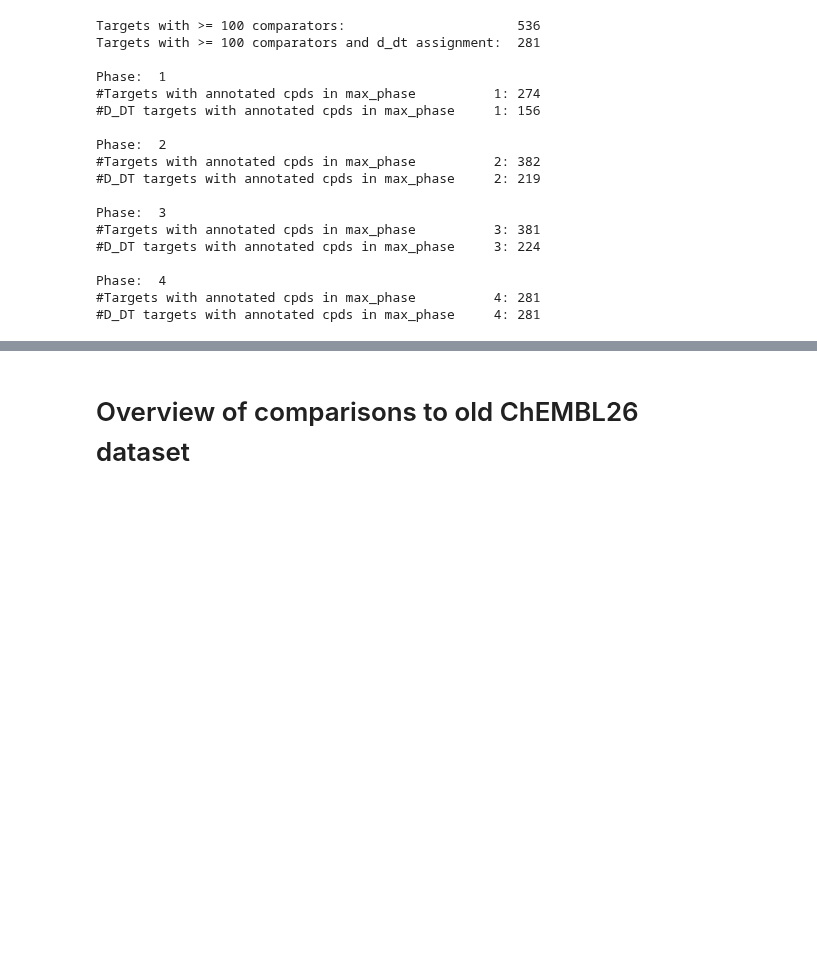
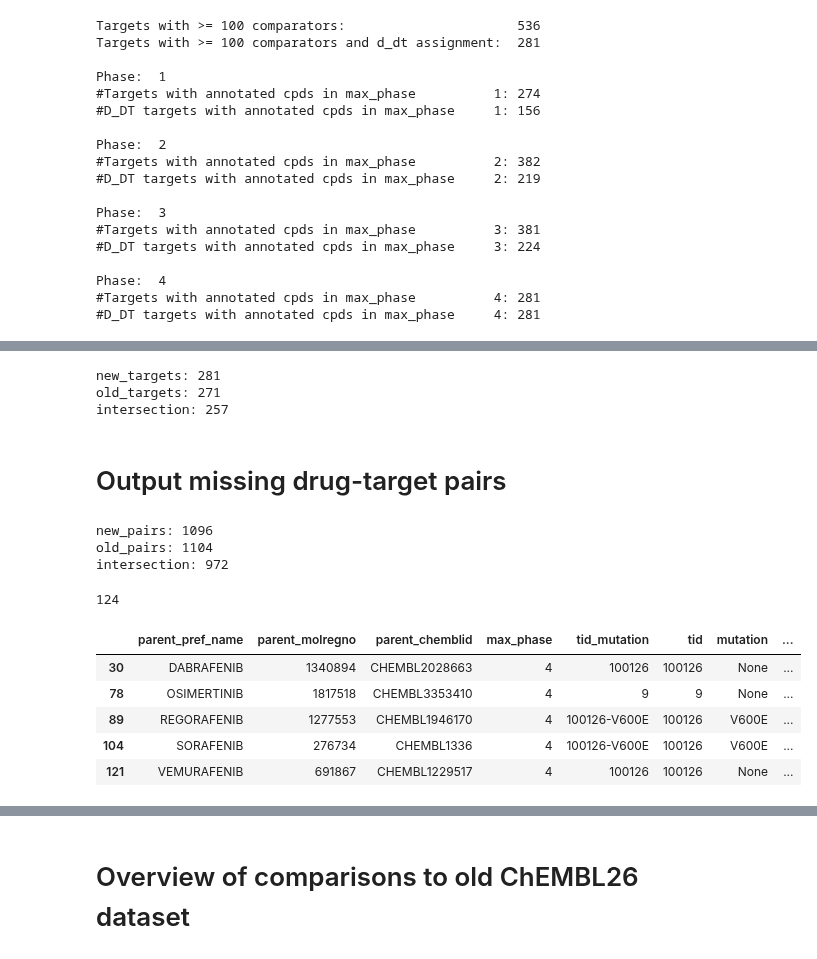
Before and after one commit to chembl/compound_target_pairs_dataset, a Jupyter notebook: Leeson_dataset_extraction.ipynb, the cells around one changed output, grey strips where cells are left out. Saved outputs shown, nothing was run; the diff lists cells and outputs as text; code cells hidden in the pictures; blank space fills up the shorter version.

```diff
--- a/Leeson_dataset_extraction.ipynb
+++ b/Leeson_dataset_extraction.ipynb
@@ -766,0 +804,7 @@ Phase:  4
+# %%
+if output_missing_things:
+    new_not_old = new_drugs - old_drugs
+    new_missing_drugs = df_d_dt_targets_B[df_d_dt_targets_B['parent_molregno'].isin(new_not_old)][['parent_pref_name', 'parent_molregno', 'parent_chemblid', 'max_phase']].drop_duplicates()
+    new_missing_drugs = new_missing_drugs.sort_values(by=['parent_pref_name']).reset_index(drop=True)
+    new_missing_drugs.to_excel(path_results+"dataset_comparison/ChEMBL"+chembl_version+"_new_not_old_drugs.xlsx", index = False)
+    # display(new_missing_drugs)
@@ -766,0 +820,19 @@ Phase:  4
+# %%
+if output_missing_things:
+    new_targets = set(df_d_dt_targets_B[df_d_dt_targets_B['max_phase'] == 4]['tid_mutation'])
+    old_targets = set(comp_d_dt[comp_d_dt['DTI'] == 'D_DT']['TID_mutation'])
+
+    print('new_targets:', len(new_targets))
+    print('old_targets:', len(old_targets))
+    print('intersection:', len(new_targets.intersection(old_targets)))
+# %% [output]
+new_targets: 281
+old_targets: 271
+intersection: 257
+# %%
+if output_missing_things:
+    new_not_old = new_targets - old_targets
+    new_missing_targets = df_d_dt_targets_B[df_d_dt_targets_B['tid_mutation'].isin(new_not_old)][['tid_mutation', 'tid', 'mutation', 'target_pref_name', 'target_type']].drop_duplicates()
+    new_missing_targets = new_missing_targets.sort_values(by=['tid_mutation']).reset_index(drop=True)
+    new_missing_targets.to_excel(path_results+"dataset_comparison/ChEMBL"+chembl_version+"_new_not_old_targets.xlsx", index = False)
+    # display(new_missing_targets)
@@ -766,0 +846,36 @@ Phase:  4
+# %% [markdown]
+# Output missing drug-target pairs
+# %%
+if output_missing_things:
+    df_d_dt_targets_B_copy = df_d_dt_targets_B.copy()
+    df_d_dt_targets_B_copy['pairs'] = df_d_dt_targets_B_copy.agg('{0[parent_molregno]}_{0[tid_mutation]}'.format, axis=1)
+    new_pairs = set(df_d_dt_targets_B_copy[df_d_dt_targets_B_copy['max_phase'] == 4]['pairs'])
+    old_pairs = set(comp_d_dt[comp_d_dt['DTI'] == 'D_DT']["PAIRS"])
+
+    print('new_pairs:', len(new_pairs))
+    print('old_pairs:', len(old_pairs))
+    print('intersection:', len(new_pairs.intersection(old_pairs)))
+# %% [output]
+new_pairs: 1096
+old_pairs: 1104
+intersection: 972
+# %%
+if output_missing_things:
+    new_not_old = new_pairs - old_pairs
+    new_missing_pairs = df_d_dt_targets_B_copy[df_d_dt_targets_B_copy['pairs'].isin(new_not_old)][['parent_pref_name', 'parent_molregno', 'parent_chemblid', 'max_phase', 'tid_mutation', 'tid', 'mutation', 'target_pref_name', 'target_type']].drop_duplicates()
+    new_missing_pairs = new_missing_pairs.sort_values(by=['parent_pref_name', 'tid_mutation']).reset_index(drop=True)
+    new_missing_pairs['drug_missing'] = False
+    new_missing_pairs.loc[new_missing_pairs['parent_molregno'].isin(new_missing_drugs['parent_molregno']), 'drug_missing'] = True
+    new_missing_pairs['target_missing'] = False
+    new_missing_pairs.loc[new_missing_pairs['tid_mutation'].isin(new_missing_targets['tid_mutation']), 'target_missing'] = True
+    new_missing_pairs.to_excel(path_results+"dataset_comparison/ChEMBL"+chembl_version+"_new_not_old_pairs.xlsx", index = False)
+    print(len(new_missing_pairs))
+    display(new_missing_pairs[(new_missing_pairs['drug_missing'] == False) & (new_missing_pairs['target_missing'] == False)])
+# %% [output]
+124
+|  | parent_pref_name | parent_molregno | parent_chemblid | max_phase | tid_mutation | tid | mutation | ... |
+| 30 | DABRAFENIB | 1340894 | CHEMBL2028663 | 4 | 100126 | 100126 | None | ... |
+| 78 | OSIMERTINIB | 1817518 | CHEMBL3353410 | 4 | 9 | 9 | None | ... |
+| 89 | REGORAFENIB | 1277553 | CHEMBL1946170 | 4 | 100126-V600E | 100126 | V600E | ... |
+| 104 | SORAFENIB | 276734 | CHEMBL1336 | 4 | 100126-V600E | 100126 | V600E | ... |
+| 121 | VEMURAFENIB | 691867 | CHEMBL1229517 | 4 | 100126 | 100126 | None | ... |
```
Also changed, not shown: parts of 9 cells of this notebook.
